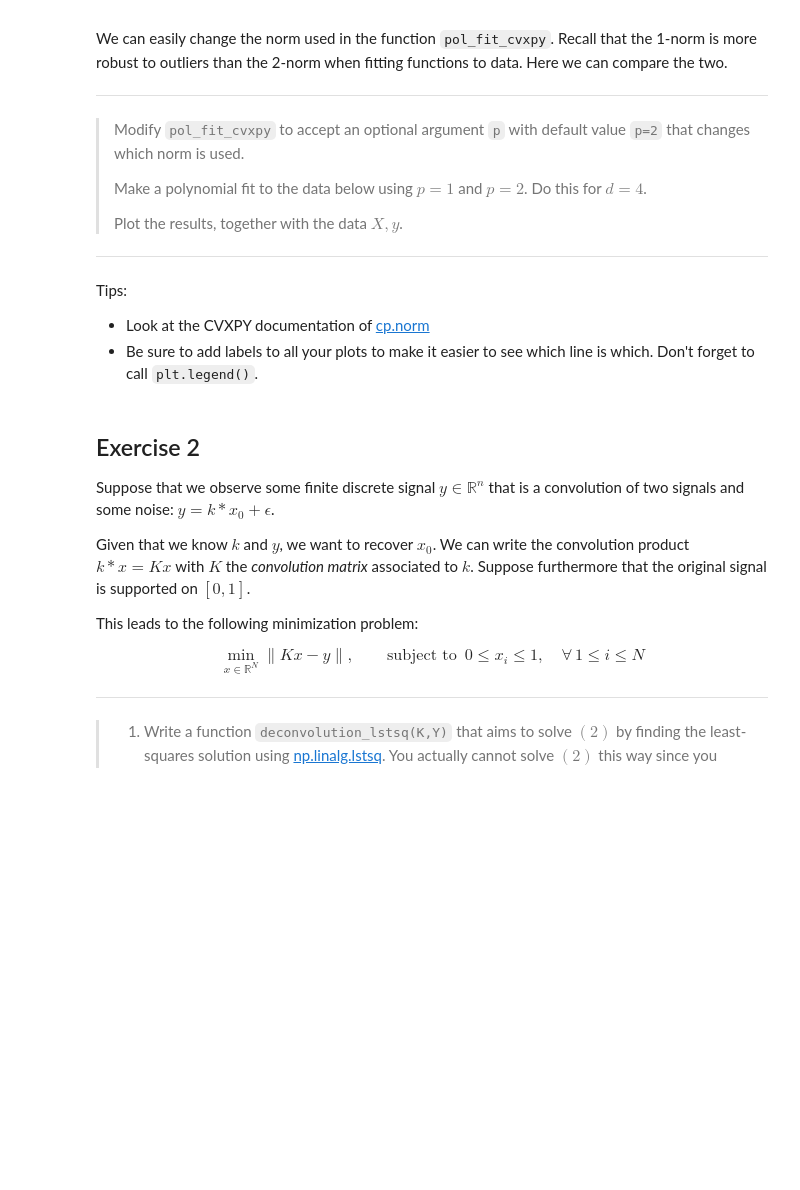
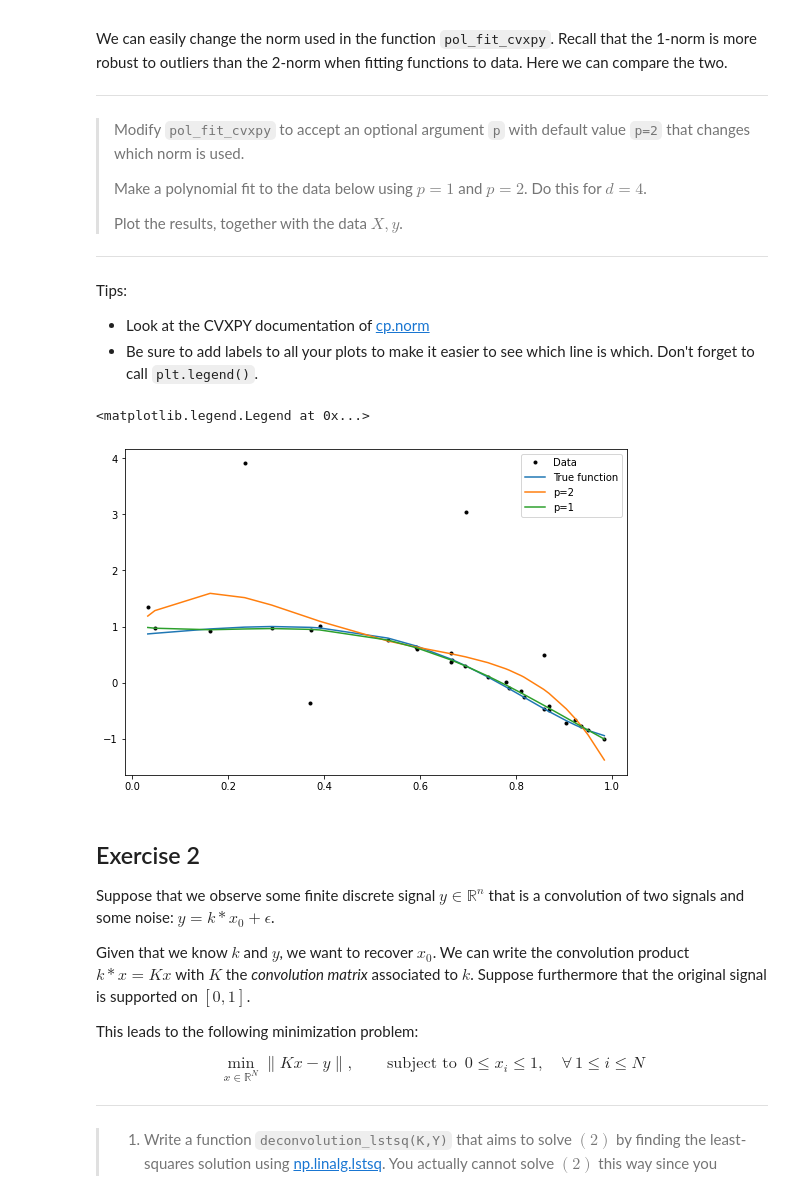
Before and after one commit to anhnguyendepocen/optimization-II-2021, a Jupyter notebook: notebooks/week3.ipynb, the cells around one changed output. Drawn from its saved outputs; the diff is of its cells as text; code cells hidden in the pictures; blank space fills up the shorter version.

```diff
--- a/notebooks/week3.ipynb
+++ b/notebooks/week3.ipynb
@@ -269,30 +307,48 @@ Tips:
 # %%
 # For reproducibility so that we have the same random numbers.
 np.random.seed(179)
 
 # The function we will try to fit
 def f(x):
     return np.sin(np.exp(1.5 * x))
 
 
 # Create X with N uniform random values on [0,1]
 N = 30
 n_outliers = 5
 X = np.random.uniform(size=N)
 X = np.sort(X)  # Sort for plotting purposes
 
 # Y is f(X) plus small random noise
 # Additionally, choose `n_outliers` entries and perturb them
 # with uniform noise
 Y = f(X) + np.random.normal(scale=0.05, size=N)
 outliers = np.random.choice(N, size=n_outliers)
 Y[outliers] += np.random.uniform(low=-3, high=3, size=n_outliers)
 
 plt.plot(X, Y, ".", label="Data", c="k")
 plt.plot(X, f(X), label="True function")
 
-# YOUR CODE HERE
-raise NotImplementedError()
+
+def pol_fit_cvxpy(X, Y, d, p=2):
+    A = vandermonde(X, d)
+    c = cp.Variable(d + 1)
+    problem = cp.Problem(cp.Minimize(cp.norm(A @ c - Y, p=p)))
+    problem.solve()
+    return c.value
+
+
+c_d4_p2 = pol_fit_cvxpy(X, Y, 4, p=2)
+Y_d4_p2 = apply_poly(X, c_d4_p2)
+plt.plot(X, Y_d4_p2, label="p=2")
+
+c_d4_p1 = pol_fit_cvxpy(X, Y, 4, p=1)
+Y_d4_p1 = apply_poly(X, c_d4_p1)
+plt.plot(X, Y_d4_p1, label="p=1")
+plt.legend()
+# %% [output]
+<matplotlib.legend.Legend at 0x...>
+[figure, added]
 # %% [markdown]
 ## Exercise 2
 
```
Also changed, not shown: parts of 16 cells of this notebook.
